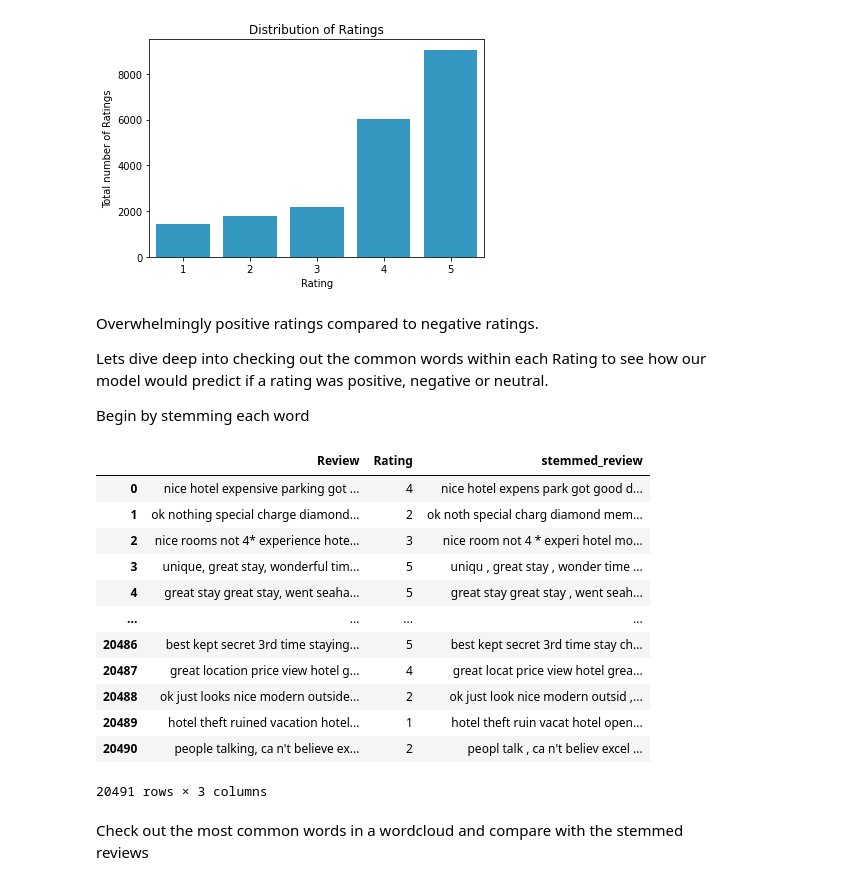
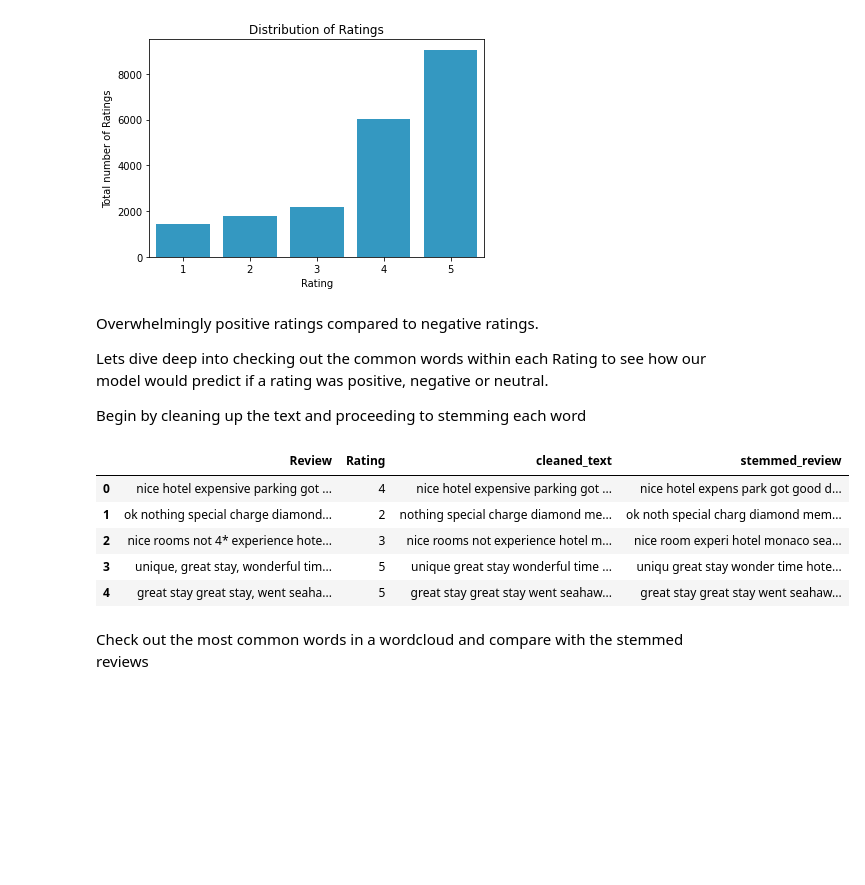
Before and after one commit to JohnathanJack/tripadvisor_reviews, a Jupyter notebook: eda.ipynb, the cells around one changed output. Cells and saved outputs as stored; diff of their text form; code cells hidden in the pictures; blank space fills up the shorter version.

```diff
--- a/eda.ipynb
+++ b/eda.ipynb
@@ -4,7 +4,7 @@ import pandas as pd
 import matplotlib.pyplot as plt
 import seaborn as sns
 # %%
-data = pd.read_csv('C:/Users/John/Documents/ml_projects/tripadvisor/data/tripadvisor_hotel_reviews.csv')
+data = pd.read_csv('C:/Users/John/Documents/ml_projects/tripadvisor_reviews/data/tripadvisor_hotel_reviews.csv')
 data.head()
 # %% [output]
 |  | Review | Rating |
@@ -43,4 +43,4 @@ Overwhelmingly positive ratings compared to negative ratings.
 
 Lets dive deep into checking out the common words within each Rating to see how our model would predict if a rating was positive, negative or neutral.
 
-Begin by stemming each word
+Begin by cleaning up the text and proceeding to stemming each word
@@ -47,2 +63,12 @@ Begin by stemming each word
+# %%
+data['cleaned_text'] = data['Review'].apply(clean_text)
+data.head()
+# %% [output]
+|  | Review | Rating | cleaned_text | stemmed_review |
+| 0 | nice hotel expensive parking got ... | 4 | nice hotel expensive parking got ... | nice hotel expens park got good d... |
+| 1 | ok nothing special charge diamond... | 2 | nothing special charge diamond me... | ok noth special charg diamond mem... |
+| 2 | nice rooms not 4* experience hote... | 3 | nice rooms not experience hotel m... | nice room experi hotel monaco sea... |
+| 3 | unique, great stay, wonderful tim... | 5 | unique great stay wonderful time ... | uniqu great stay wonder time hote... |
+| 4 | great stay great stay, went seaha... | 5 | great stay great stay went seahaw... | great stay great stay went seahaw... |
 # %%
 from nltk.stem import SnowballStemmer
@@ -54,20 +79,3 @@ for review in data['Review']:
     review_lem = word_tokenize(review)
     review_lem = ' '.join([stemmer.stem(w) for w in review_lem])
     stem_sentences.append(review_lem)
-# %%
-data['stemmed_review'] = stem_sentences
-data
-# %% [output]
-|  | Review | Rating | stemmed_review |
-| 0 | nice hotel expensive parking got ... | 4 | nice hotel expens park got good d... |
-| 1 | ok nothing special charge diamond... | 2 | ok noth special charg diamond mem... |
-| 2 | nice rooms not 4* experience hote... | 3 | nice room not 4 * experi hotel mo... |
-| 3 | unique, great stay, wonderful tim... | 5 | uniqu , great stay , wonder time ... |
-| 4 | great stay great stay, went seaha... | 5 | great stay great stay , went seah... |
-| ... | ... | ... | ... |
-| 20486 | best kept secret 3rd time staying... | 5 | best kept secret 3rd time stay ch... |
-| 20487 | great location price view hotel g... | 4 | great locat price view hotel grea... |
-| 20488 | ok just looks nice modern outside... | 2 | ok just look nice modern outsid ,... |
-| 20489 | hotel theft ruined vacation hotel... | 1 | hotel theft ruin vacat hotel open... |
-| 20490 | people talking, ca n't believe ex... | 2 | peopl talk , ca n't believ excel ... |
-20491 rows × 3 columns
```
Also changed, not shown: parts of 14 cells of this notebook, 1 other file.
